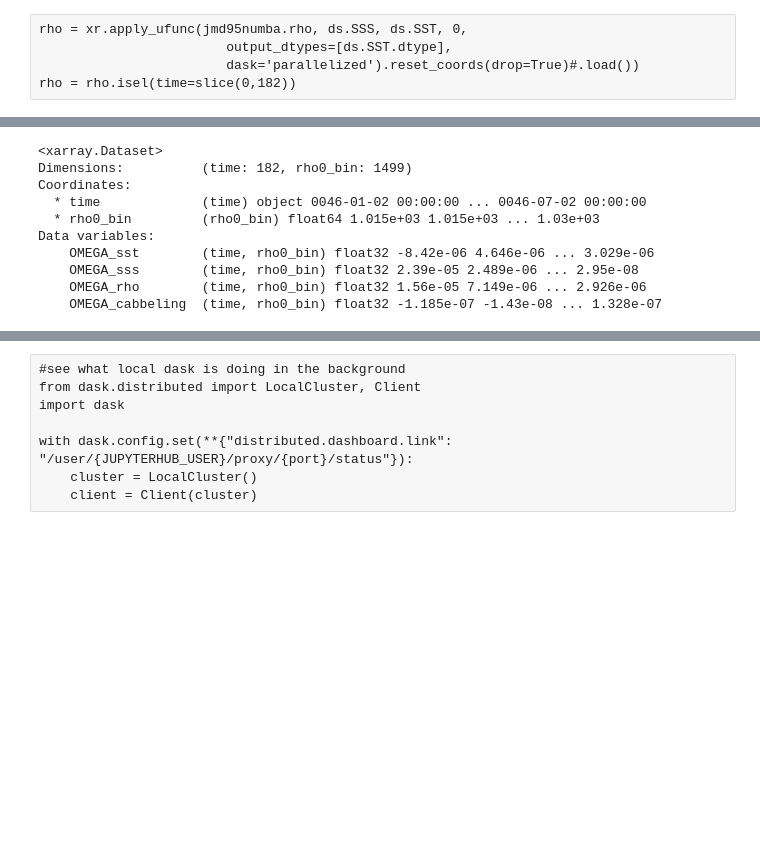
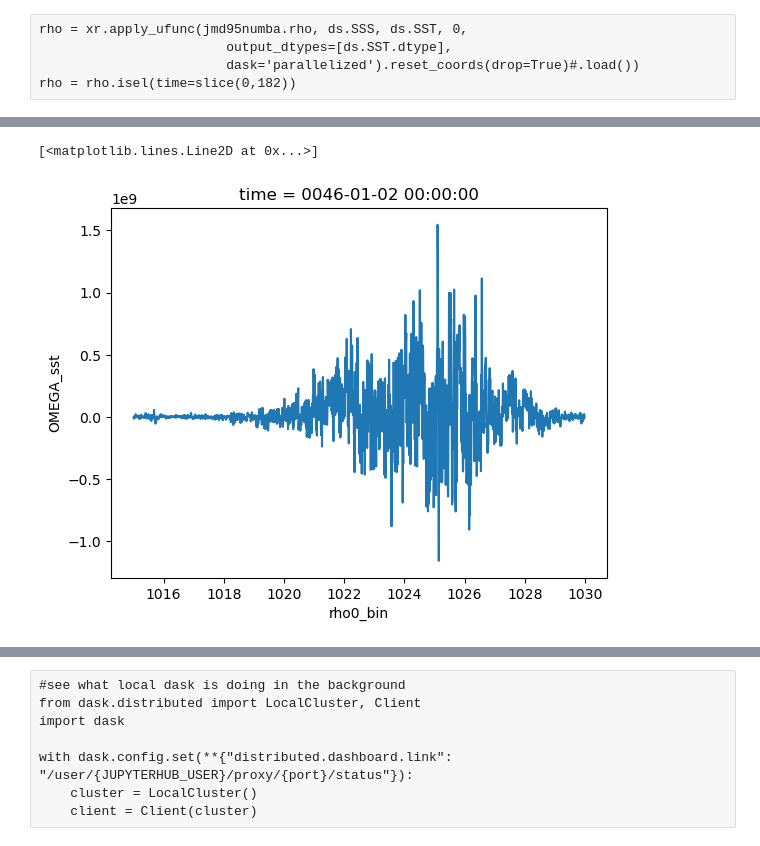
Before and after one commit to shanicetbailey/SST-gradients, a Jupyter notebook: CESM/2_histogram_tendencies.ipynb, the cells around one changed output, grey strips where cells are left out. Saved outputs shown, nothing was run; the diff lists cells and outputs as text; code cells hidden in the pictures; blank space fills up the shorter version.

```diff
--- a/CESM/2_histogram_tendencies.ipynb
+++ b/CESM/2_histogram_tendencies.ipynb
@@ -215,14 +178,6 @@ dask.array<chunksize=(1, 1499), meta=np.ndarray>
 Attributes: (0)
-# %%
-histograms.load()
-# %% [output]
-<xarray.Dataset>
-Dimensions:          (time: 182, rho0_bin: 1499)
-Coordinates:
-  * time             (time) object 0046-01-02 00:00:00 ... 0046-07-02 00:00:00
-  * rho0_bin         (rho0_bin) float64 1.015e+03 1.015e+03 ... 1.03e+03
-Data variables:
-    OMEGA_sst        (time, rho0_bin) float32 -8.42e-06 4.646e-06 ... 3.029e-06
-    OMEGA_sss        (time, rho0_bin) float32 2.39e-05 2.489e-06 ... 2.95e-08
-    OMEGA_rho        (time, rho0_bin) float32 1.56e-05 7.149e-06 ... 2.926e-06
-    OMEGA_cabbeling  (time, rho0_bin) float32 -1.185e-07 -1.43e-08 ... 1.328e-07
+# %%
+histograms.OMEGA_sst[0].plot()
+# %% [output]
+[<matplotlib.lines.Line2D at 0x...>]
+[figure, added]
```
Also changed, not shown: parts of 8 cells of this notebook.
